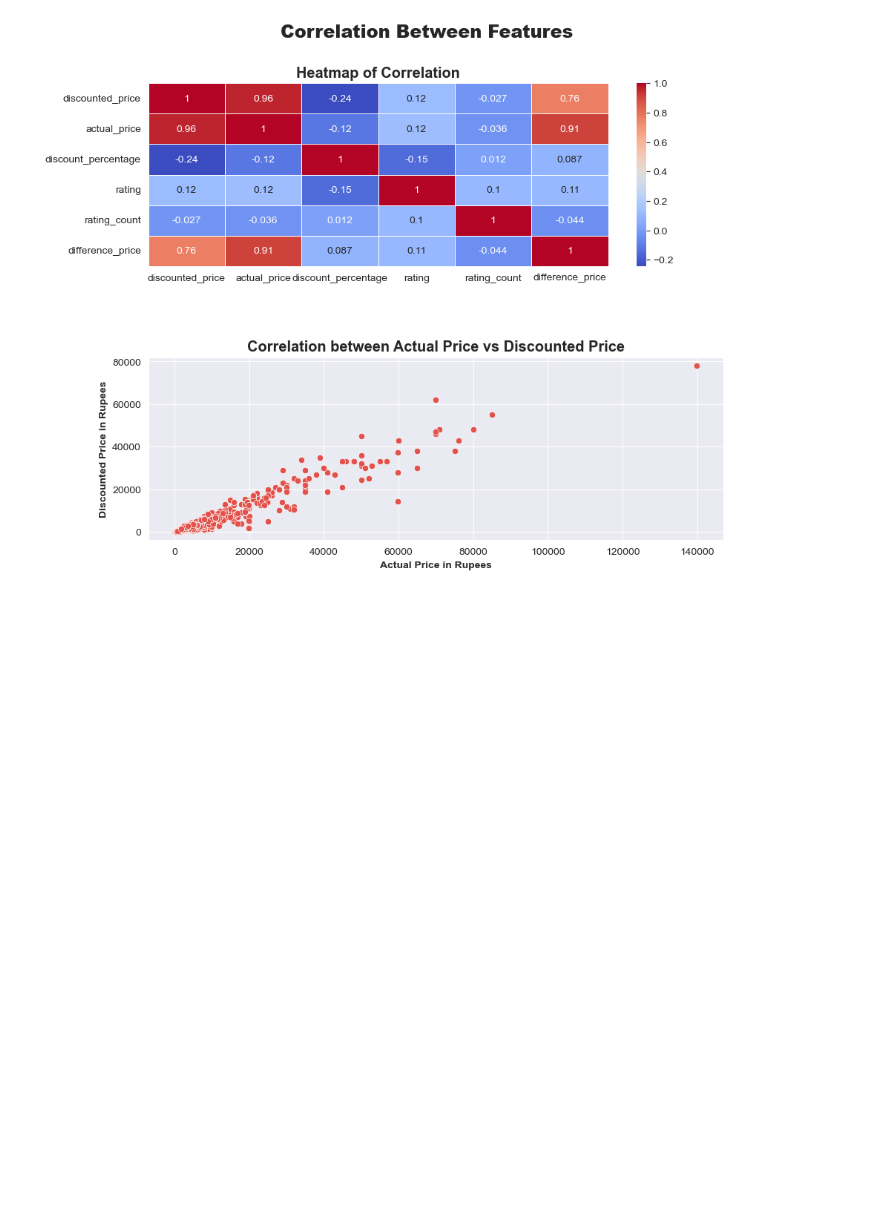
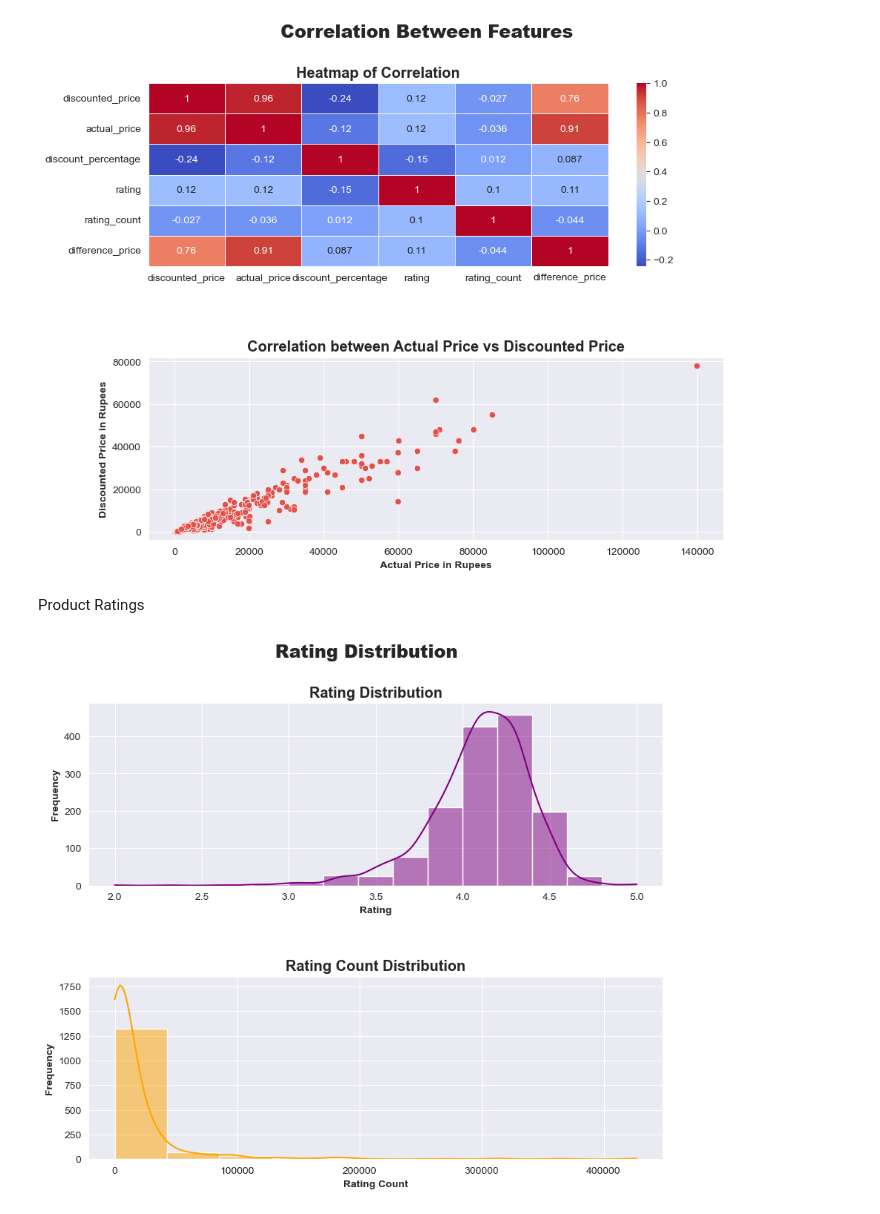
Before and after one commit to Seyone68/Amazon-Sales---Sentiment-Analysis, a Jupyter notebook: app/sales_eda.ipynb, the cells around one changed output. Cells and saved outputs as stored; diff of their text form; code cells hidden in the pictures; blank space fills up the shorter version.

```diff
--- a/app/sales_eda.ipynb
+++ b/app/sales_eda.ipynb
@@ -528,3 +528,27 @@ ax[1].set_ylabel('Discounted Price in Rupees', fontweight='bold')
 plt.show()
 # %% [output]
 [figure]
+# %% [markdown]
+Product Ratings
+# %%
+# Rating & Amount of Ratings Distribution
+fig, ax = plt.subplots(2, 1, figsize=(10, 8))
+fig.suptitle('Rating Distribution', fontweight='heavy', size='xx-large')
+
+sns.histplot(ax=ax[0], data=df1, x='rating', bins=15, kde=True, color='purple')
+sns.histplot(ax=ax[1], data=df1, x='rating_count', bins=10, kde=True, color='orange')
+
+plt.subplots_adjust(hspace=0.5)
+
+ax[0].set_title('Rating Distribution', fontweight='bold', size='x-large')
+ax[1].set_title('Rating Count Distribution', fontweight='bold', size='x-large')
+
+ax[0].set_xlabel('Rating', fontweight='bold')
+ax[0].set_ylabel('Frequency', fontweight='bold')
+
+ax[1].set_xlabel('Rating Count', fontweight='bold')
+ax[1].set_ylabel('Frequency', fontweight='bold')
+
+plt.show()
+# %% [output]
+[figure, added]
```
Also changed, not shown: parts of 6 cells of this notebook.
